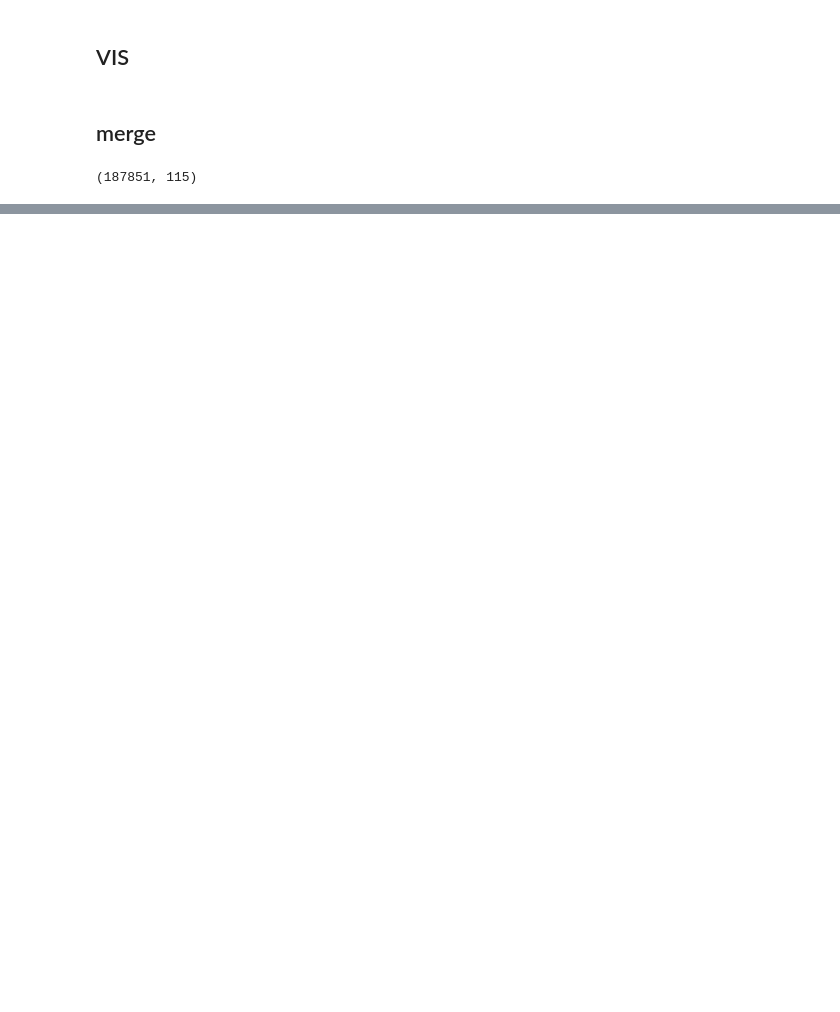
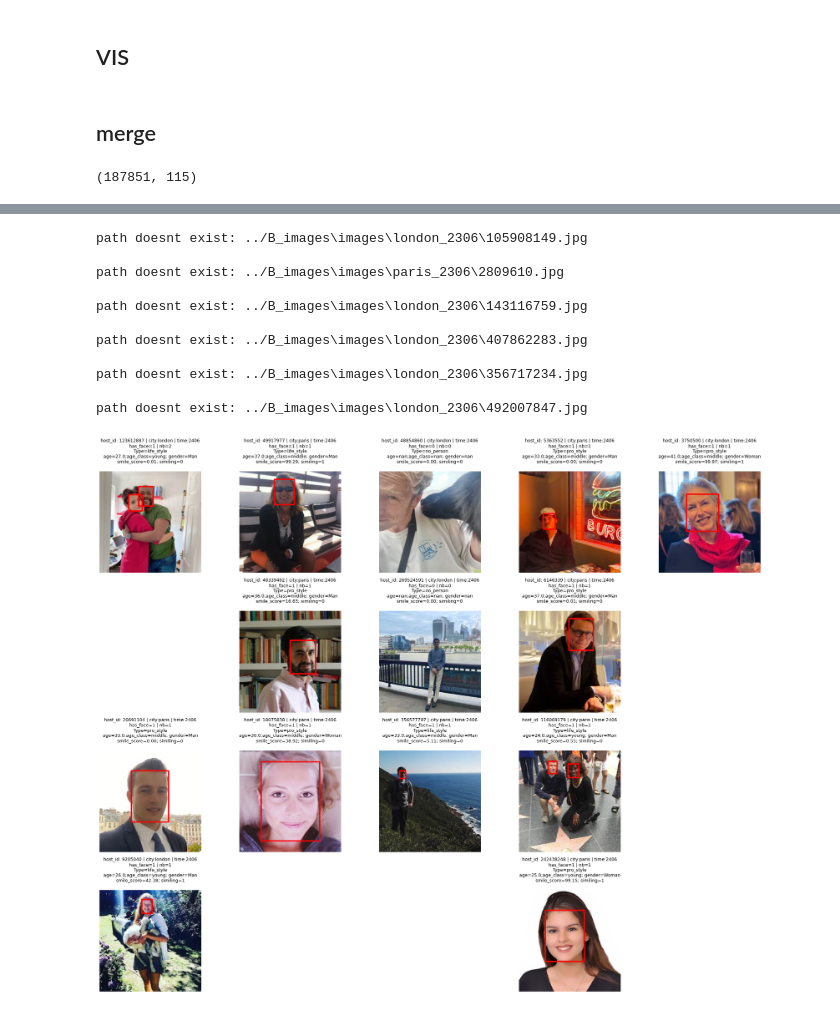
Before and after one commit to yeliu-dh/SelfPresentation_Multimodal_airbnb, a Jupyter notebook: B_images/pic_deepface20260323.ipynb, the cells around one changed output, grey strips where cells are left out. Cells and saved outputs as stored; diff of their text form; code cells hidden in the pictures; blank space fills up the shorter version.

```diff
--- a/B_images/pic_deepface20260323.ipynb
+++ b/B_images/pic_deepface20260323.ipynb
@@ -538,0 +596,7 @@ df_merged.to_csv("../data_processed\listings_tactics_bio_vis-paris_london-2306_2
+# %%
+n_samples=30
+results_df=results.copy()
+samples = results_df.sample(n=min(n_samples, len(results_df)), random_state=42)
+
+print(type(samples.iloc[0]["bbox_list"]))
+print(samples.iloc[0])
@@ -538,0 +700,16 @@ df_merged.to_csv("../data_processed\listings_tactics_bio_vis-paris_london-2306_2
+# %%
+visualize_face_results(folder_images=r"../B_images\images",
+                       results_df=results, n_samples=20, seed=42)
+# %% [output]
+path doesnt exist: ../B_images\images\london_2306\105908149.jpg
+
+path doesnt exist: ../B_images\images\paris_2306\2809610.jpg
+
+path doesnt exist: ../B_images\images\london_2306\143116759.jpg
+
+path doesnt exist: ../B_images\images\london_2306\407862283.jpg
+
+path doesnt exist: ../B_images\images\london_2306\356717234.jpg
+
+path doesnt exist: ../B_images\images\london_2306\492007847.jpg
+[figure, added]
```
Also changed, not shown: parts of 13 cells of this notebook, 7 other files.
